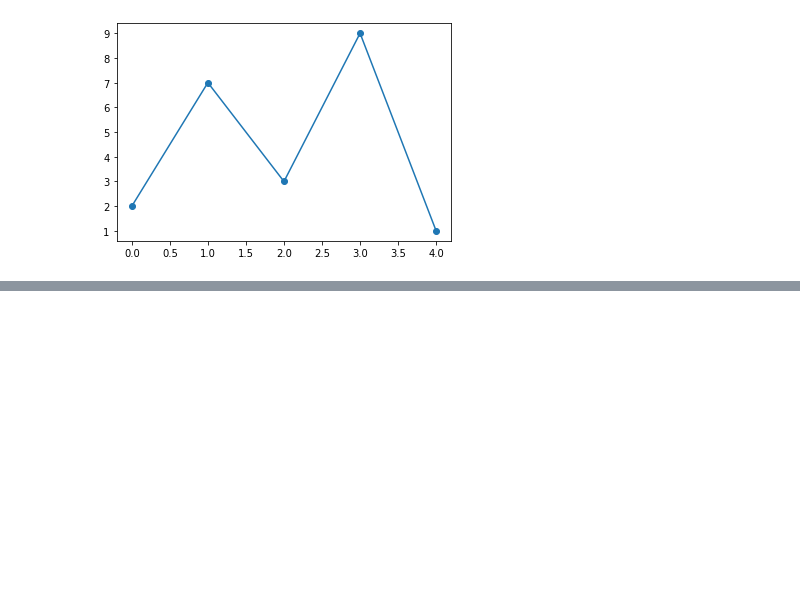
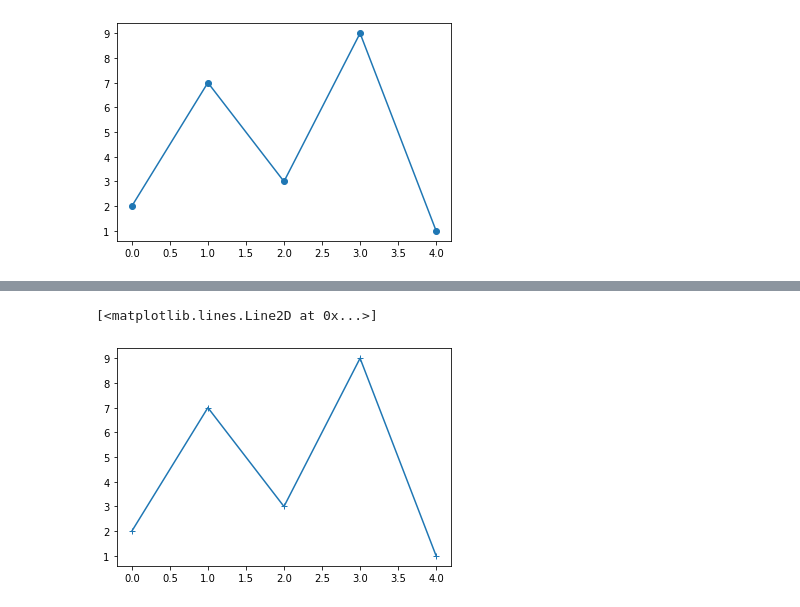
Before and after one commit to chimaihueze/Basics-of-Matplotlib, a Jupyter notebook: matplotlib_markers.ipynb, the cells around one changed output, grey strips where cells are left out. Drawn from its saved outputs; the diff is of its cells as text; code cells hidden in the pictures; blank space fills up the shorter version.

```diff
--- a/matplotlib_markers.ipynb
+++ b/matplotlib_markers.ipynb
@@ -16,0 +25,5 @@ plt.show()
+# %%
+plt.plot(a, marker = '+')
+# %% [output]
+[<matplotlib.lines.Line2D at 0x...>]
+[figure, added]
```
Also changed, not shown: parts of 5 cells of this notebook.
